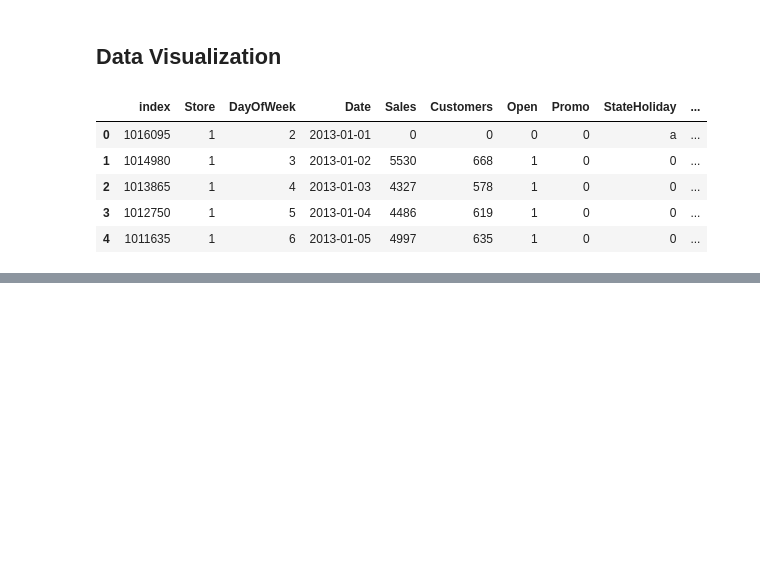
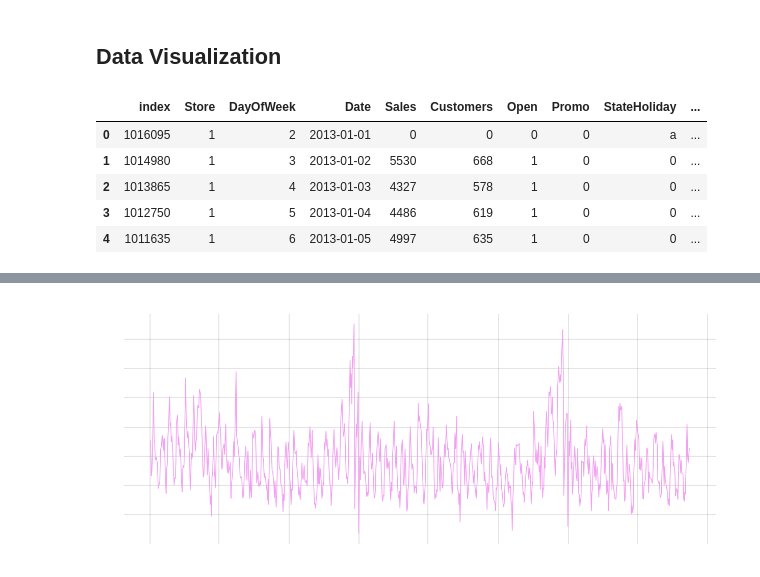
Before and after one commit to Dark2003fire/ML-Business-Case-Project, a Jupyter notebook: ML_Business_Case_Project.ipynb, the cells around one changed output, grey strips where cells are left out. Saved outputs shown, nothing was run; the diff lists cells and outputs as text; code cells hidden in the pictures; blank space fills up the shorter version.

```diff
--- a/ML_Business_Case_Project.ipynb
+++ b/ML_Business_Case_Project.ipynb
@@ -182,0 +201,3 @@ plt.show()
+# %%
+store_1_data_open = store_1_data[store_1_data['Open']== 1]
+store_1_data_open.head()
@@ -182,0 +218,7 @@ plt.show()
+# %%
+plt.plot(store_1_data_open['Date'], store_1_data_open['Sales'], color = 'C1')
+plt.grid(True, linewidth=0.2, color='black', linestyle='-')
+plt.title("Time Serie of Sales for the Store n°1")
+plt.show()
+# %% [output]
+[figure, added]
```
Also changed, not shown: parts of 7 cells of this notebook.
